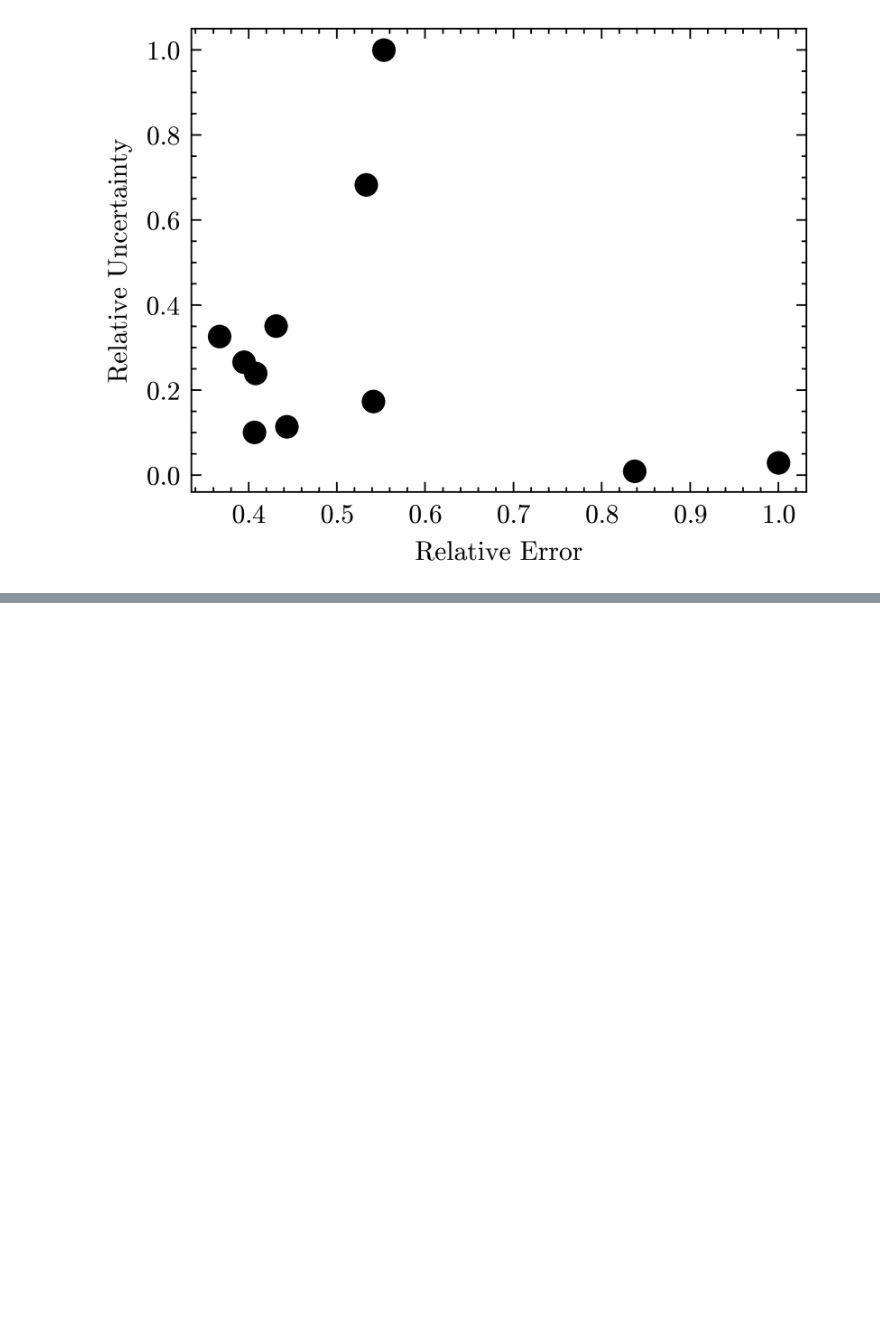
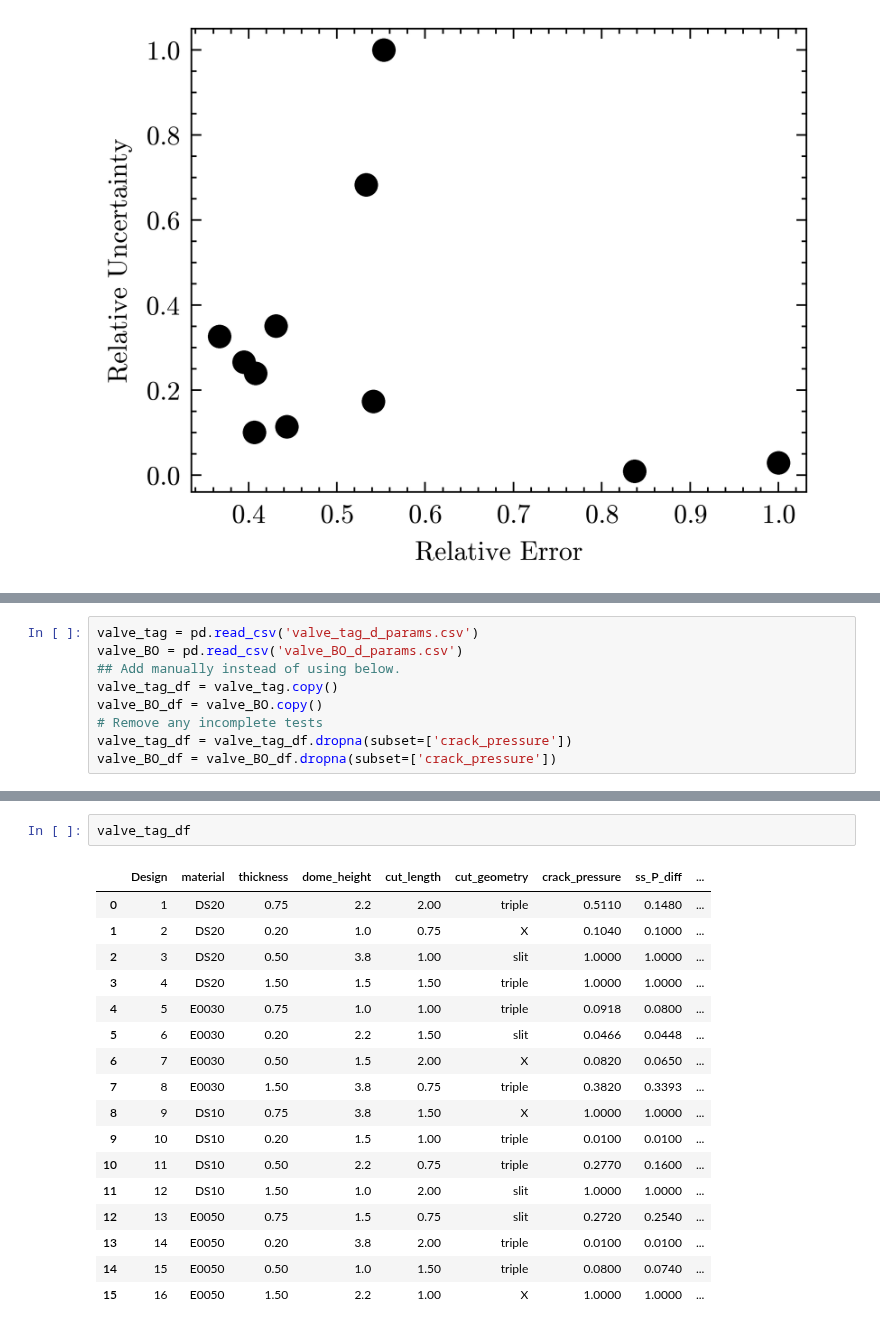
Before and after one commit to c-y-i/Mod_DOE, a Jupyter notebook: Figure_Plotting.ipynb, the cells around one changed output, grey strips where cells are left out. Saved outputs shown, nothing was run; the diff lists cells and outputs as text; blank space fills up the shorter version.

```diff
--- a/Figure_Plotting.ipynb
+++ b/Figure_Plotting.ipynb
@@ -186,0 +189,9 @@ with plt.style.context(['science','ieee','no-latex']):
+# %%
+valve_tag = pd.read_csv('valve_tag_d_params.csv')
+valve_BO = pd.read_csv('valve_BO_d_params.csv')
+## Add manually instead of using below.
+valve_tag_df = valve_tag.copy()
+valve_BO_df = valve_BO.copy()
+# Remove any incomplete tests
+valve_tag_df = valve_tag_df.dropna(subset=['crack_pressure'])
+valve_BO_df = valve_BO_df.dropna(subset=['crack_pressure'])
@@ -186,0 +214,20 @@ with plt.style.context(['science','ieee','no-latex']):
+# %%
+valve_tag_df
+# %% [output]
+|  | Design | material | thickness | dome_height | cut_length | cut_geometry | crack_pressure | ss_P_diff | ... |
+| 0 | 1 | DS20 | 0.75 | 2.2 | 2.00 | triple | 0.5110 | 0.1480 | ... |
+| 1 | 2 | DS20 | 0.20 | 1.0 | 0.75 | X | 0.1040 | 0.1000 | ... |
+| 2 | 3 | DS20 | 0.50 | 3.8 | 1.00 | slit | 1.0000 | 1.0000 | ... |
+| 3 | 4 | DS20 | 1.50 | 1.5 | 1.50 | triple | 1.0000 | 1.0000 | ... |
+| 4 | 5 | E0030 | 0.75 | 1.0 | 1.00 | triple | 0.0918 | 0.0800 | ... |
+| 5 | 6 | E0030 | 0.20 | 2.2 | 1.50 | slit | 0.0466 | 0.0448 | ... |
+| 6 | 7 | E0030 | 0.50 | 1.5 | 2.00 | X | 0.0820 | 0.0650 | ... |
+| 7 | 8 | E0030 | 1.50 | 3.8 | 0.75 | triple | 0.3820 | 0.3393 | ... |
+| 8 | 9 | DS10 | 0.75 | 3.8 | 1.50 | X | 1.0000 | 1.0000 | ... |
+| 9 | 10 | DS10 | 0.20 | 1.5 | 1.00 | triple | 0.0100 | 0.0100 | ... |
+| 10 | 11 | DS10 | 0.50 | 2.2 | 0.75 | triple | 0.2770 | 0.1600 | ... |
+| 11 | 12 | DS10 | 1.50 | 1.0 | 2.00 | slit | 1.0000 | 1.0000 | ... |
+| 12 | 13 | E0050 | 0.75 | 1.5 | 0.75 | slit | 0.2720 | 0.2540 | ... |
+| 13 | 14 | E0050 | 0.20 | 3.8 | 2.00 | triple | 0.0100 | 0.0100 | ... |
+| 14 | 15 | E0050 | 0.50 | 1.0 | 1.50 | triple | 0.0800 | 0.0740 | ... |
+| 15 | 16 | E0050 | 1.50 | 2.2 | 1.00 | X | 1.0000 | 1.0000 | ... |
```
Also changed, not shown: parts of 5 cells of this notebook, 1 other file.
